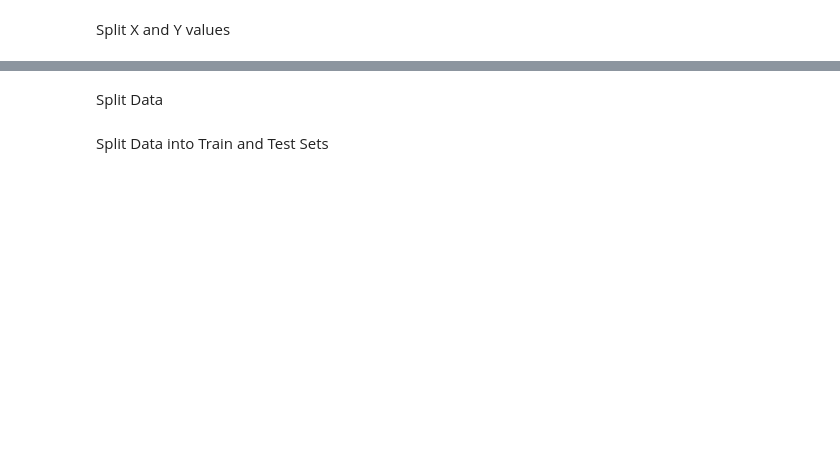
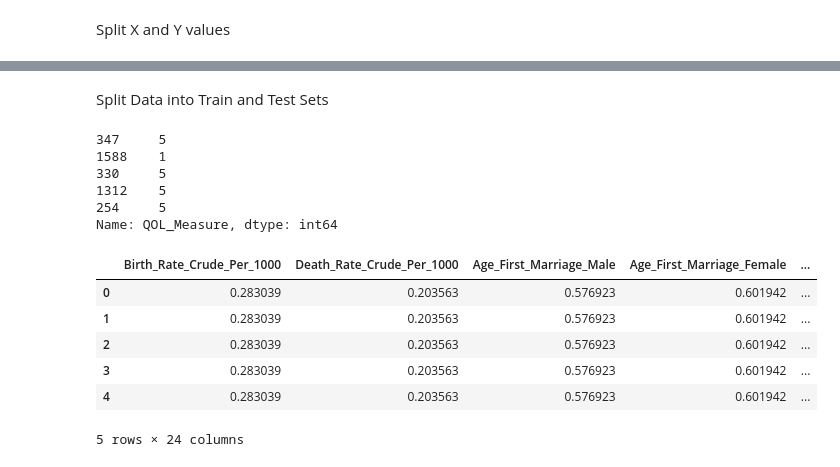
Before and after one commit to ajay-mundi/HealthDataMart, a Jupyter notebook: Data Mining/PullData.ipynb, the cells around one changed output, grey strips where cells are left out. Drawn from its saved outputs; the diff is of its cells as text; code cells hidden in the pictures; blank space fills up the shorter version.

```diff
--- a/Data Mining/PullData.ipynb
+++ b/Data Mining/PullData.ipynb
@@ -104,11 +120,11 @@ encoder_df =pd.DataFrame(encoder.fit_transform(df[['Disaster_Type']]).toarray())
 
 encoder_df.columns=["Complex_Disasters","Drought","Earthquake","Epidemic","Flood","Industrial Accident","Landslide","None","Storm","Wildfire"]
 
-encoder_QOL = pd.DataFrame(encoder.fit_transform(df[['QOL_Measure']]).toarray())
-encoder_QOL.columns = ["QOL_Excellent", "QOL_Good", "QOL_Moderate", "QOL_Fair", "QOL_Low"]
+# encoder_QOL = pd.DataFrame(encoder.fit_transform(df[['QOL_Measure']]).toarray())
+# encoder_QOL.columns = ["QOL_Excellent", "QOL_Good", "QOL_Moderate", "QOL_Fair", "QOL_Low"]
 
 final_df = df.join(encoder_df)
-final_df = final_df.join(encoder_QOL)
+# final_df = final_df.join(encoder_QOL)
 final_df.tail()
 # %% [output]
 |  | Continent | Name | Year | Birth_Rate_Crude_Per_1000 | Death_Rate_Crude_Per_1000 | GNI_Per_Capita_USD | ... |
@@ -162,12 +178,34 @@ Split the Data into Train and Test
-# %% [markdown]
-Split Data
 # %% [markdown]
 Split Data into Train and Test Sets
 # %%
 x_train, x_test, y_train, y_test = train_test_split(
     x, y, test_size=0.3, shuffle=True, stratify=y)
+# %%
+# y_test.drop(columns=y_train.columns[0], axis=1, inplace=True)
+y_test.head()
+# %% [output]
+347     5
+1588    1
+330     5
+1312    5
+254     5
+Name: QOL_Measure, dtype: int64
 # %%
 x_train.to_csv('x_train.csv')
 y_train.to_csv('y_train.csv')
 x_test.to_csv('x_test.csv')
 y_test.to_csv('y_test.csv')
+# %%
+reduced = normalized_df
+reduced.shape
+reduced.drop(reduced.iloc[:, 30:47], axis = 1, inplace = True)
+reduced.drop(['Life_Exp_Birth_Male_Yr','Life_Exp_Birth_Female_Yr', 'Labour_Force_Female_%', 'GNI_Per_Capita_USD', 'ImmunizationMeasles%Children12To23Months',  'Immunization_HepB3_%OneYearOld'], axis=1, inplace=True)
+reduced.head()
+# %% [output]
+|  | Birth_Rate_Crude_Per_1000 | Death_Rate_Crude_Per_1000 | Age_First_Marriage_Male | Age_First_Marriage_Female | ... |
+| 0 | 0.283039 | 0.203563 | 0.576923 | 0.601942 | ... |
+| 1 | 0.283039 | 0.203563 | 0.576923 | 0.601942 | ... |
+| 2 | 0.283039 | 0.203563 | 0.576923 | 0.601942 | ... |
+| 3 | 0.283039 | 0.203563 | 0.576923 | 0.601942 | ... |
+| 4 | 0.283039 | 0.203563 | 0.576923 | 0.601942 | ... |
+5 rows × 24 columns
```
Also changed, not shown: parts of 10 cells of this notebook, 12 other files.
